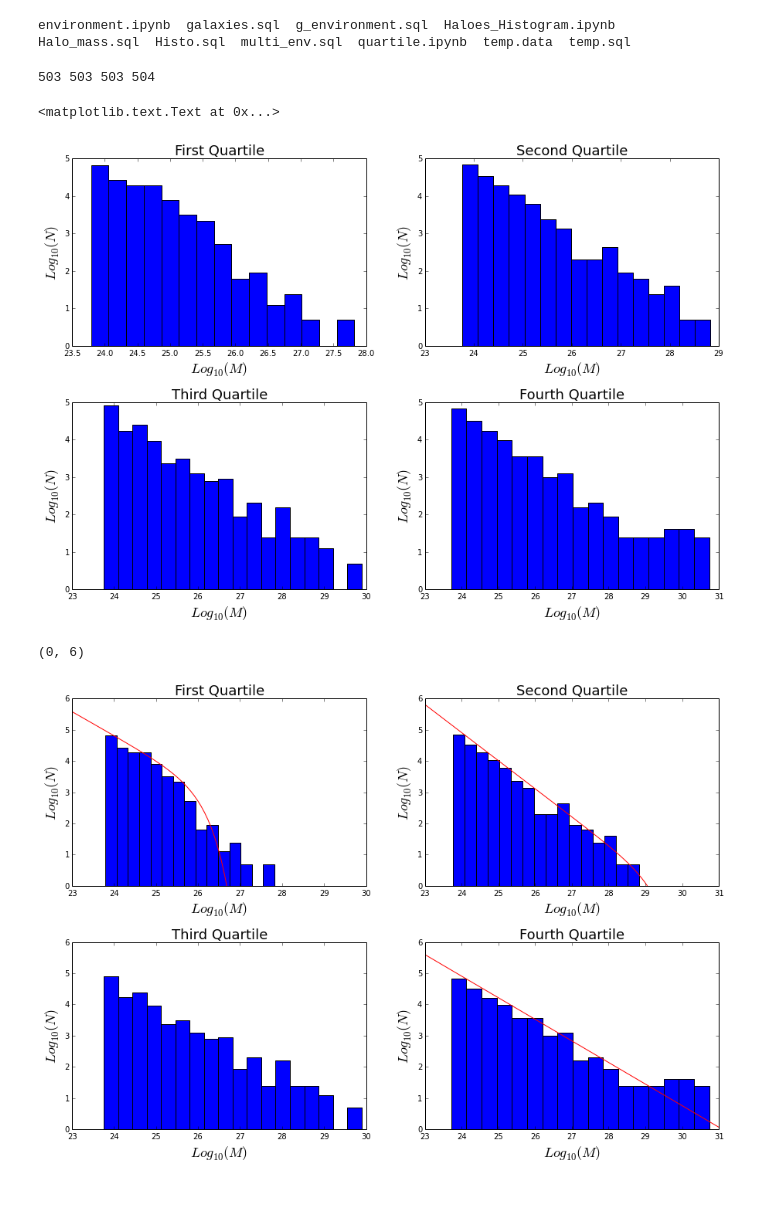
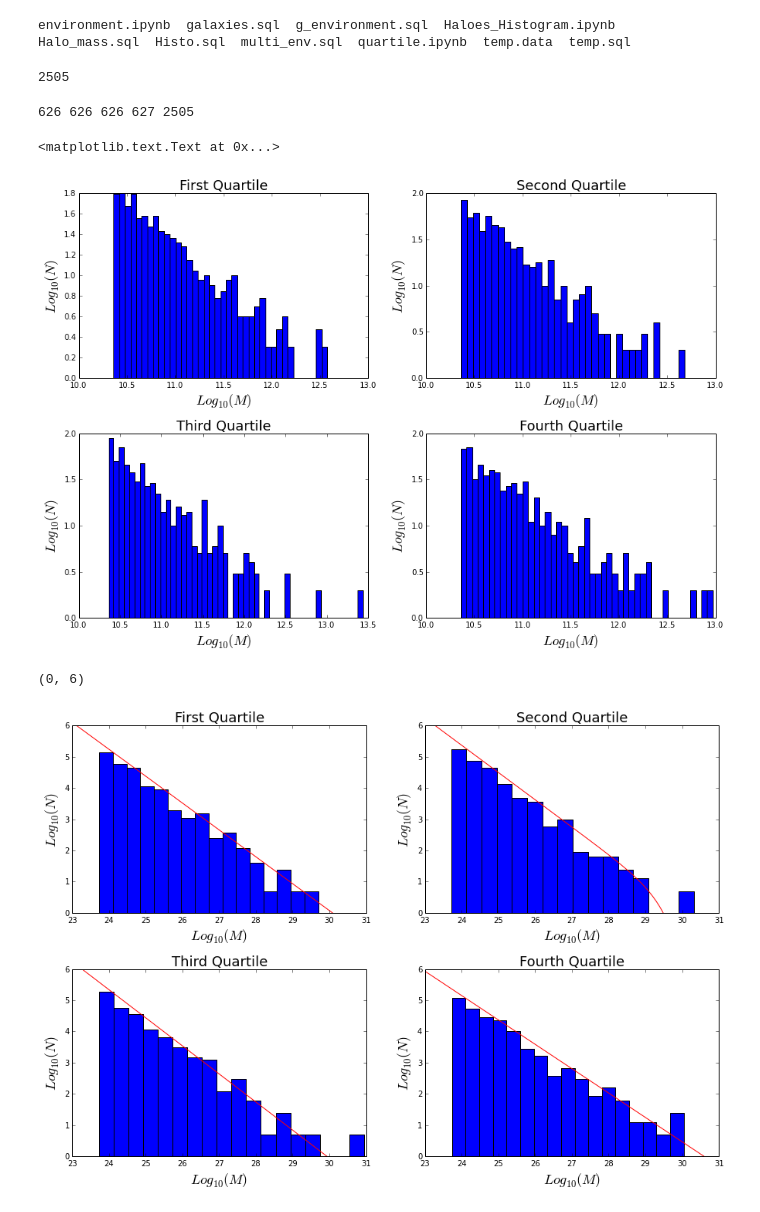
Before and after one commit to jdprada1760/Cornell_Summer, a Jupyter notebook: Millenium_Run/quartile.ipynb, the cells around one changed output. Saved outputs shown, nothing was run; the diff lists cells and outputs as text; code cells hidden in the pictures.

```diff
--- a/Millenium_Run/quartile.ipynb
+++ b/Millenium_Run/quartile.ipynb
@@ -18,10 +16,13 @@ M = 8.61E+8 / 0.7
 # The volume of the sample box
 vol = ((40-18)/0.7)**3
 #M,vol
+len(table.T)
+# %% [output]
+2505
 # %%
 # Calculates the first quartile of logsigma
-lsigma = table[2]
-mass = M*table[0]
+lsigma = table[1]
+mass = M*table[2]
 q = np.percentile(lsigma,25)
 # Keeps first quartile
 q1 = mass[where(lsigma < q)]
@@ -38,9 +39,9 @@ q = np.percentile(lsigma,50)
 q3 = mass[where(lsigma < q)]
 q4 = mass[where(lsigma >= q)]
 # verify the length of each quartile
-print len(q1),len(q2),len(q3),len(q4)
+print len(q1),len(q2),len(q3),len(q4), sum([len(q1),len(q2),len(q3),len(q4)])
 # %% [output]
-503 503 503 504
+626 626 626 627 2505
 # %%
 # Gives the x,y of the histogram for logmasses from the given array of mass
 def histog( mf, nbins ):
@@ -54,37 +55,37 @@ def histog( mf, nbins ):
     return (array(histx), array(histy))
 # %%
 # Graphics of the mass function for each quartile
-bins = 18
+bins = 50
 fig, axes = plt.subplots(nrows=2, ncols=2, figsize=(15,10) )
 plt.subplots_adjust(left=None, bottom=None, right=None, top=None, wspace=0.2, hspace=0.3)
 ax0, ax1, ax2, ax3 = axes.flat
 # Histo for first quartile
-tmp = histog(log(q1),bins)
-ax0.bar( tmp[0], log(tmp[1]), width = tmp[0][1]-tmp[0][2] )
+tmp = histog(log10(q1),bins)
+ax0.bar( tmp[0], log10(tmp[1]), width = tmp[0][1]-tmp[0][2] )
 ax0.set_title('First Quartile', fontsize = 18)
 ax0.set_ylabel('$Log_{10}(N)$', fontsize = 18)
 ax0.set_xlabel('$Log_{10}(M)$', fontsize = 18)
 # Other quartiles
-tmp = histog(log(q2),bins)
-ax1.bar( tmp[0], log(tmp[1]), width = tmp[0][1]-tmp[0][2] )
+tmp = histog(log10(q2),bins)
+ax1.bar( tmp[0], log10(tmp[1]), width = tmp[0][1]-tmp[0][2] )
 ax1.set_title('Second Quartile', fontsize = 18)
 ax1.set_ylabel('$Log_{10}(N)$', fontsize = 18)
 ax1.set_xlabel('$Log_{10}(M)$', fontsize = 18)
 # --
-tmp = histog(log(q3),bins)
-ax2.bar( tmp[0], log(tmp[1]), width = tmp[0][1]-tmp[0][2] )
+tmp = histog(log10(q3),bins)
+ax2.bar( tmp[0], log10(tmp[1]), width = tmp[0][1]-tmp[0][2] )
 ax2.set_title('Third Quartile', fontsize = 18)
 ax2.set_ylabel('$Log_{10}(N)$', fontsize = 18)
 ax2.set_xlabel('$Log_{10}(M)$', fontsize = 18)
 # --
-tmp = histog(log(q4),bins)
-ax3.bar( tmp[0], log(tmp[1]), width = tmp[0][1]-tmp[0][2] )
+tmp = histog(log10(q4),bins)
+ax3.bar( tmp[0], log10(tmp[1]), width = tmp[0][1]-tmp[0][2] )
 ax3.set_title('Fourth Quartile', fontsize = 18)
 ax3.set_ylabel('$Log_{10}(N)$', fontsize = 18)
 ax3.set_xlabel('$Log_{10}(M)$', fontsize = 18)
 # %% [output]
 <matplotlib.text.Text at 0x...>
-[figure, old version]
+[figure, new version]
 # %%
 # The fitting function
 def Schechter(m,alpha,phi_s,m_s):
@@ -142,4 +143,4 @@ ax3.set_xlabel('$Log_{10}(M)$', fontsize = 18)
 ax3.set_ylim(0,6)
 # %% [output]
 (0, 6)
-[figure, old version]
+[figure, new version]
```
Also changed, not shown: parts of 8 cells of this notebook, 1 other file.
